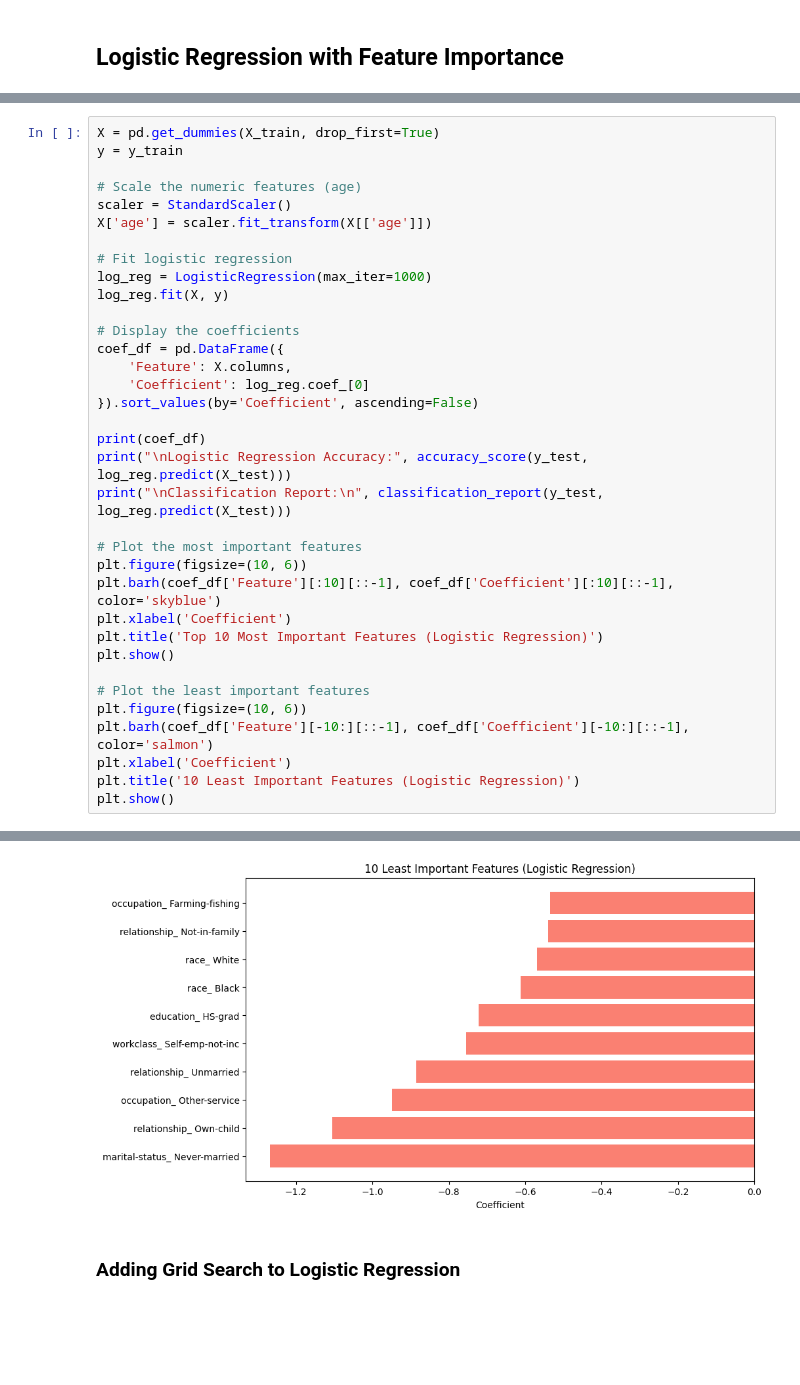
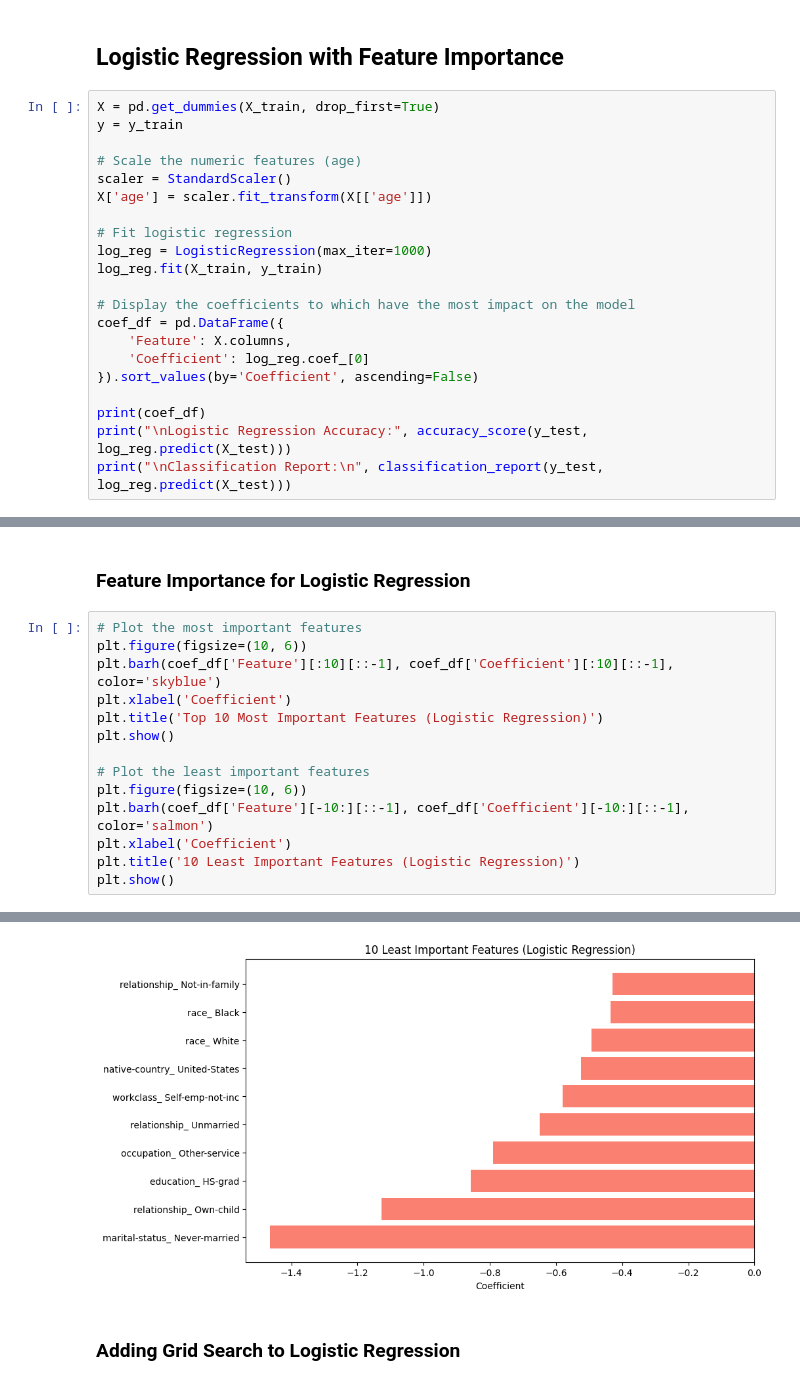
Before and after one commit to avr1/CS6140FinalProject, a Jupyter notebook: src/Group7_Adult_Income_Classification.ipynb, the cells around one changed output, grey strips where cells are left out. Cells and saved outputs as stored; diff of their text form; blank space fills up the shorter version.

```diff
--- a/src/Group7_Adult_Income_Classification.ipynb
+++ b/src/Group7_Adult_Income_Classification.ipynb
@@ -399,3 +413,24 @@ Best Parameters: {'classifier__learning_rate': 0.1, 'classifier__max_depth': 5,
 Best Cross-Validation Score: 0.8724
 # %% [markdown]
 ## Logistic Regression with Feature Importance
+# %%
+X = pd.get_dummies(X_train, drop_first=True)
+y = y_train
+
+# Scale the numeric features (age)
+scaler = StandardScaler()
+X['age'] = scaler.fit_transform(X[['age']])
+
+# Fit logistic regression
+log_reg = LogisticRegression(max_iter=1000)
+log_reg.fit(X_train, y_train)
+
+# Display the coefficients to which have the most impact on the model
+coef_df = pd.DataFrame({
+    'Feature': X.columns,
+    'Coefficient': log_reg.coef_[0]
+}).sort_values(by='Coefficient', ascending=False)
+
+print(coef_df)
+print("\nLogistic Regression Accuracy:", accuracy_score(y_test, log_reg.predict(X_test)))
+print("\nClassification Report:\n", classification_report(y_test, log_reg.predict(X_test)))
@@ -402,25 +455,6 @@ Best Cross-Validation Score: 0.8724
+# %% [markdown]
+### Feature Importance for Logistic Regression
 # %%
-X = pd.get_dummies(X_train, drop_first=True)
-y = y_train
-
-# Scale the numeric features (age)
-scaler = StandardScaler()
-X['age'] = scaler.fit_transform(X[['age']])
-
-# Fit logistic regression
-log_reg = LogisticRegression(max_iter=1000)
-log_reg.fit(X, y)
-
-# Display the coefficients
-coef_df = pd.DataFrame({
-    'Feature': X.columns,
-    'Coefficient': log_reg.coef_[0]
-}).sort_values(by='Coefficient', ascending=False)
-
-print(coef_df)
-print("\nLogistic Regression Accuracy:", accuracy_score(y_test, log_reg.predict(X_test)))
-print("\nClassification Report:\n", classification_report(y_test, log_reg.predict(X_test)))
-
 # Plot the most important features
 plt.figure(figsize=(10, 6))
 plt.barh(coef_df['Feature'][:10][::-1], coef_df['Coefficient'][:10][::-1], color='skyblue')
@@ -456,4 +473,4 @@ weighted avg       0.82      0.27      0.15     16281
-[figure, old version]
+[figure, new version]
 # %% [markdown]
 ### Adding Grid Search to Logistic Regression
 # %%
```
Also changed, not shown: parts of 32 cells of this notebook.
